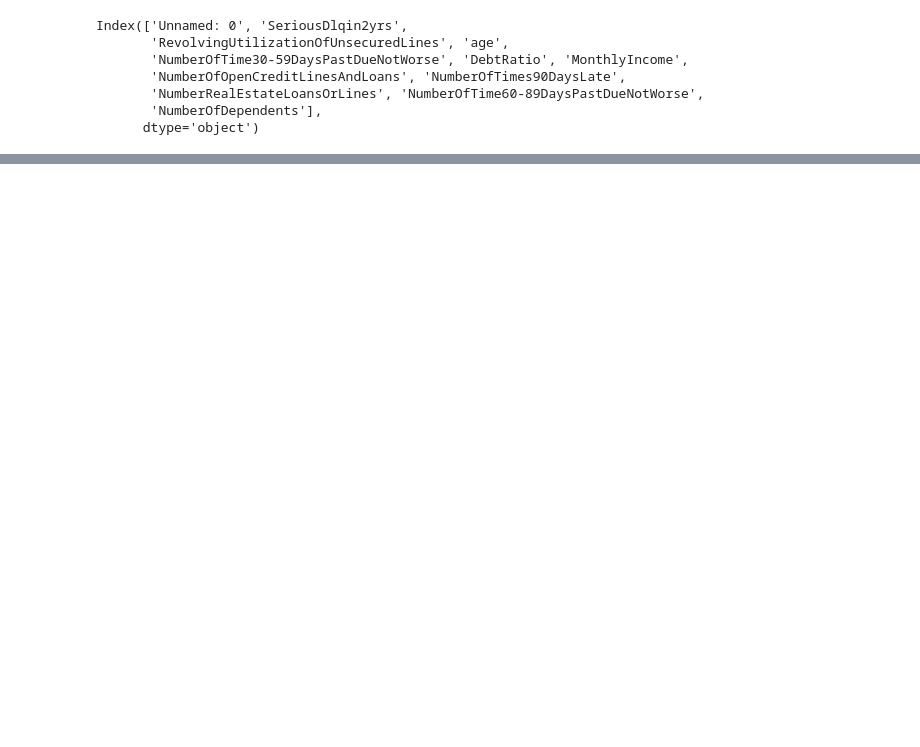
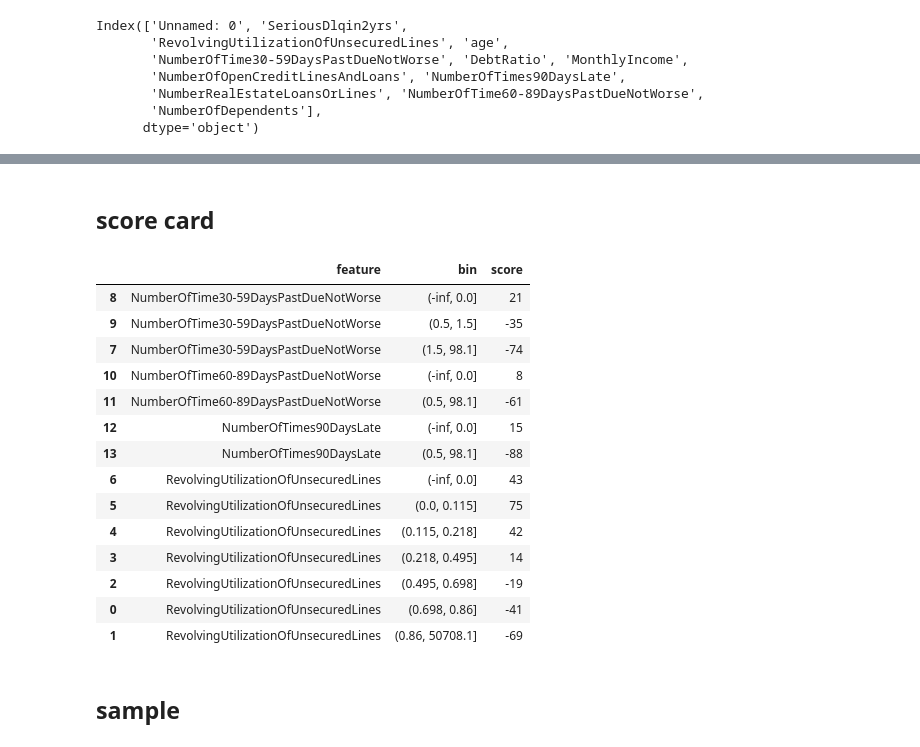
Before and after one commit to ChungChinKei/Model_Demo, a Jupyter notebook: lr_woe.ipynb, the cells around one changed output, grey strips where cells are left out. Drawn from its saved outputs; the diff is of its cells as text; code cells hidden in the pictures; blank space fills up the shorter version.

```diff
--- a/lr_woe.ipynb
+++ b/lr_woe.ipynb
@@ -409,0 +280,4 @@ calculate_score_with_card(bad_sample,score_card,A)
+# %%
+woe_cols = ['woe_bin_'+ c for c in feature_cols ]
+X_train, X_test, y_train, y_test = train_test_split(df_woe[woe_cols], df_woe['SeriousDlqin2yrs'], test_size=0.2, random_state=996)
+model = LogisticRegression(random_state=996).fit(X_train,y_train)
@@ -409,0 +304,37 @@ calculate_score_with_card(bad_sample,score_card,A)
+# %% [markdown]
+## score card
+# %%
+def generate_scorecard(model_coef,binning_df,features,B):
+    lst = []
+    cols = ['feature','bin','score']
+    coef = model_coef[0]
+    for i in range(len(features)):
+        f = features[i]
+        df = binning_df[binning_df['features']==f]
+        for index,row in df.iterrows():
+            lst.append([f,row['bin'],int(round(-coef[i]*row['woe']*B))])
+    data = pd.DataFrame(lst, columns=cols)
+    return data
+# %%
+A = 650                #基准分
+B = 72.13475204444818  #POD 50/ln2
+score_card = generate_scorecard(model.coef_,df_bin_to_woe,feature_cols,B)
+score_card.sort_values(by = ['feature', 'bin'])
+# %% [output]
+|  | feature | bin | score |
+| 8 | NumberOfTime30-59DaysPastDueNotWorse | (-inf, 0.0] | 21 |
+| 9 | NumberOfTime30-59DaysPastDueNotWorse | (0.5, 1.5] | -35 |
+| 7 | NumberOfTime30-59DaysPastDueNotWorse | (1.5, 98.1] | -74 |
+| 10 | NumberOfTime60-89DaysPastDueNotWorse | (-inf, 0.0] | 8 |
+| 11 | NumberOfTime60-89DaysPastDueNotWorse | (0.5, 98.1] | -61 |
+| 12 | NumberOfTimes90DaysLate | (-inf, 0.0] | 15 |
+| 13 | NumberOfTimes90DaysLate | (0.5, 98.1] | -88 |
+| 6 | RevolvingUtilizationOfUnsecuredLines | (-inf, 0.0] | 43 |
+| 5 | RevolvingUtilizationOfUnsecuredLines | (0.0, 0.115] | 75 |
+| 4 | RevolvingUtilizationOfUnsecuredLines | (0.115, 0.218] | 42 |
+| 3 | RevolvingUtilizationOfUnsecuredLines | (0.218, 0.495] | 14 |
+| 2 | RevolvingUtilizationOfUnsecuredLines | (0.495, 0.698] | -19 |
+| 0 | RevolvingUtilizationOfUnsecuredLines | (0.698, 0.86] | -41 |
+| 1 | RevolvingUtilizationOfUnsecuredLines | (0.86, 50708.1] | -69 |
+# %% [markdown]
+## sample
```
Also changed, not shown: parts of 41 cells of this notebook.
